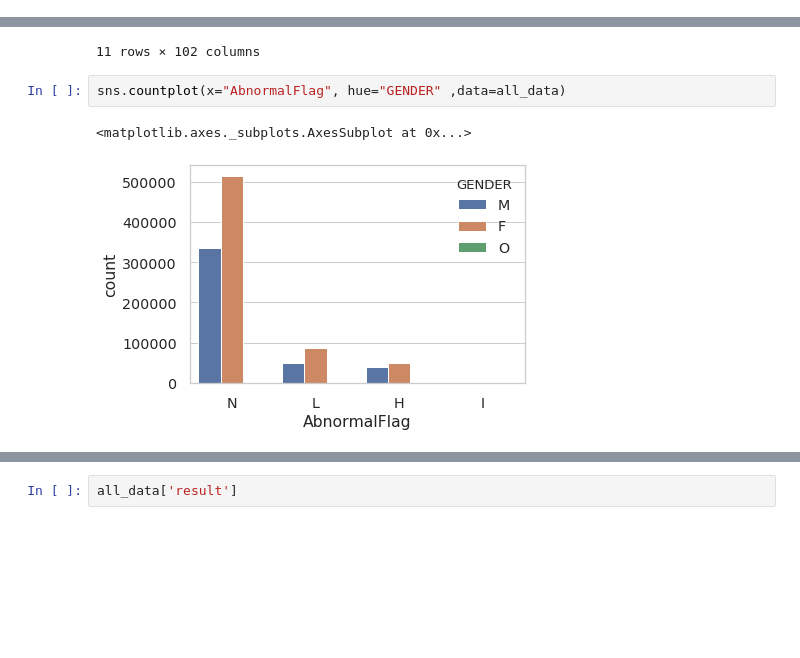
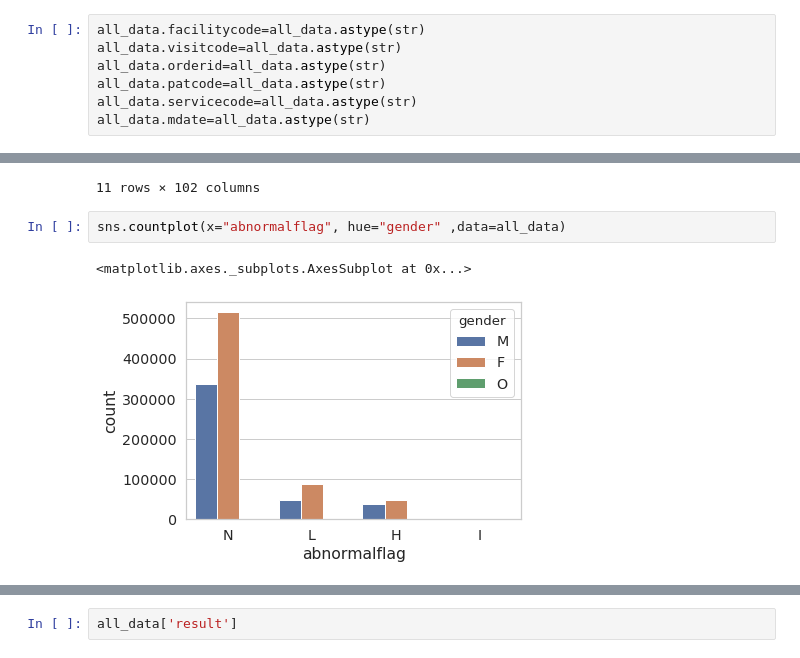
Before and after one commit to jaymalak/HIMS, a Jupyter notebook: HIMS_pilot1to3oct2019.ipynb, the cells around one changed output, grey strips where cells are left out. Saved outputs shown, nothing was run; the diff lists cells and outputs as text; blank space fills up the shorter version.

```diff
--- a/HIMS_pilot1to3oct2019.ipynb
+++ b/HIMS_pilot1to3oct2019.ipynb
@@ -409,0 +416,7 @@ distinct Facility Short: {'RH', 'MH', 'DH', 'SDH100', 'SDH50', 'PHC', 'UPHC', 'W
+# %%
+all_data.facilitycode=all_data.astype(str)
+all_data.visitcode=all_data.astype(str)
+all_data.orderid=all_data.astype(str)
+all_data.patcode=all_data.astype(str)
+all_data.servicecode=all_data.astype(str)
+all_data.mdate=all_data.astype(str)
@@ -594,7 +628,7 @@ pd.crosstab(all_data['ftypeshort'],all_data['servicename'] )
 | WH | 0 | 0 | 3 | 3 | ... |
 11 rows × 102 columns
 # %%
-sns.countplot(x="AbnormalFlag", hue="GENDER" ,data=all_data)
+sns.countplot(x="abnormalflag", hue="gender" ,data=all_data)
 # %% [output]
 <matplotlib.axes._subplots.AxesSubplot at 0x...>
-[figure, old version]
+[figure, new version]
```
Also changed, not shown: parts of 7 cells of this notebook.
